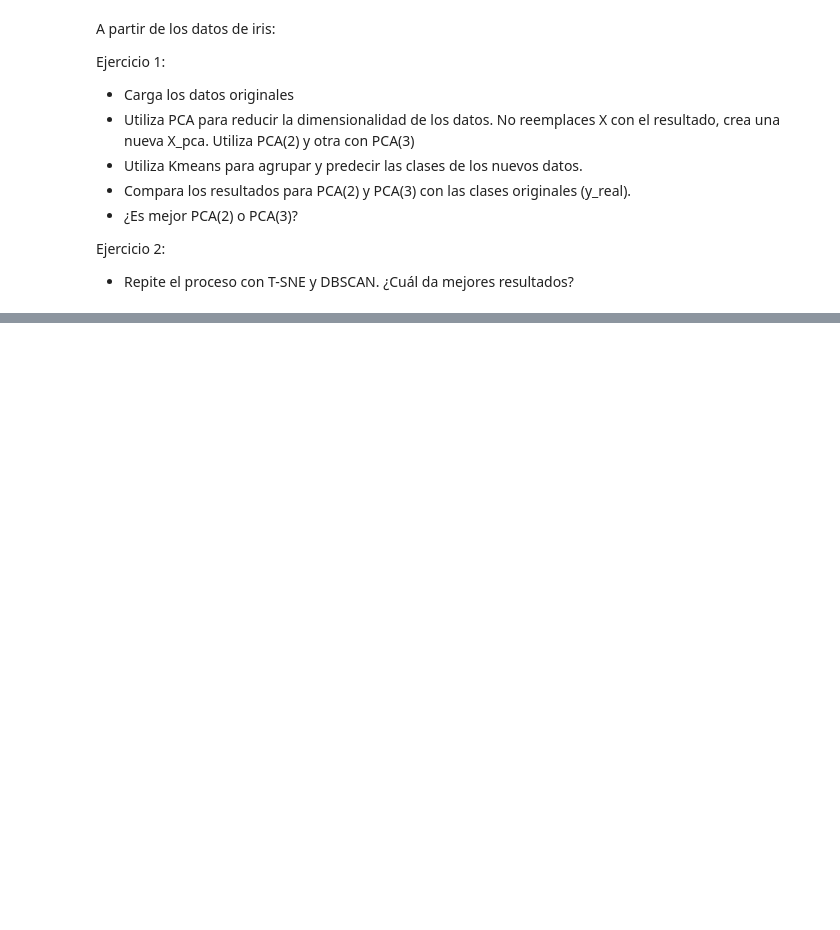
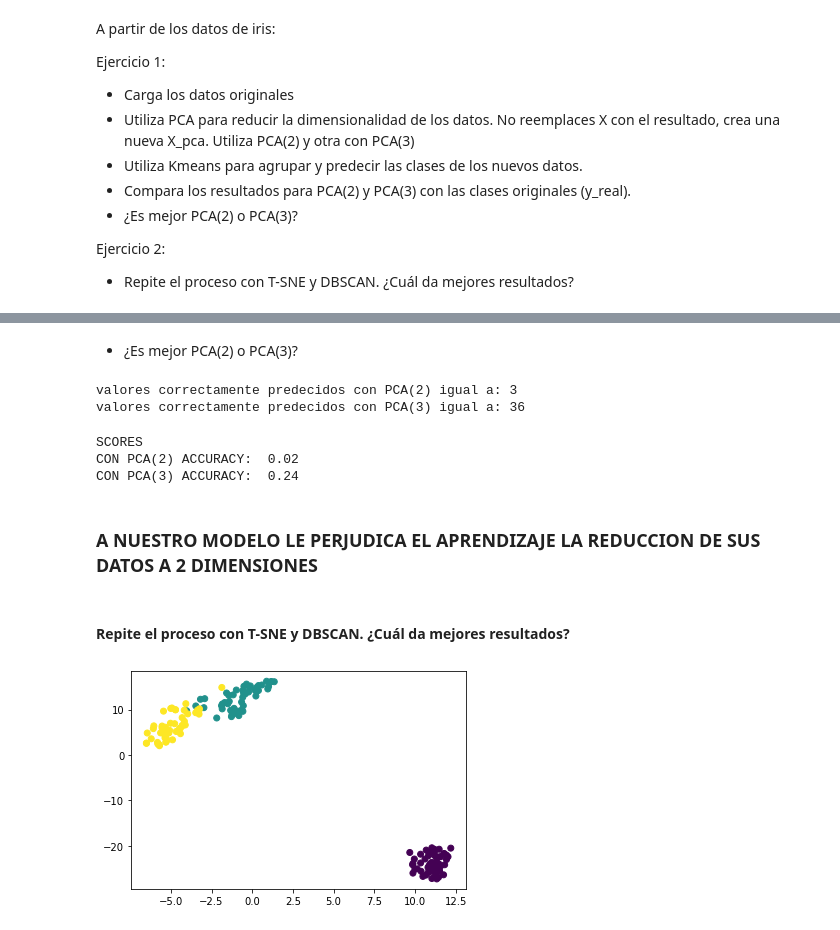
Before and after one commit to karinaic/clase1_data_science, a Jupyter notebook: week10_ML_competition_pca_kmeans/day3_unsupervised_PCA_kmeans/unsupervised_learning/exercise/unsupervised_complete.ipynb, the cells around one changed output, grey strips where cells are left out. Drawn from its saved outputs; the diff is of its cells as text; code cells hidden in the pictures; blank space fills up the shorter version.

```diff
--- a/week10_ML_competition_pca_kmeans/day3_unsupervised_PCA_kmeans/unsupervised_learning/exercise/unsupervised_complete.ipynb
+++ b/week10_ML_competition_pca_kmeans/day3_unsupervised_PCA_kmeans/unsupervised_learning/exercise/unsupervised_complete.ipynb
@@ -25,0 +132,2 @@ X_train, X_test, y_train, y_test = train_test_split(X,
+# %% [markdown]
+* ¿Es mejor PCA(2) o PCA(3)?
@@ -25,0 +137,43 @@ X_train, X_test, y_train, y_test = train_test_split(X,
+# %%
+print("valores correctamente predecidos con PCA(2) igual a:",np.count_nonzero(comparacion_pca_2))
+print("valores correctamente predecidos con PCA(3) igual a:",np.count_nonzero(comparacion_pca_3))
+# %% [output]
+valores correctamente predecidos con PCA(2) igual a: 3
+valores correctamente predecidos con PCA(3) igual a: 36
+# %%
+from sklearn import metrics
+print("SCORES")
+print( "CON PCA(2) ACCURACY: ", metrics.accuracy_score(y, pred_2))
+print( "CON PCA(3) ACCURACY: ", metrics.accuracy_score(y, pred_3))
+# %% [output]
+SCORES
+CON PCA(2) ACCURACY:  0.02
+CON PCA(3) ACCURACY:  0.24
+# %% [markdown]
+### A NUESTRO MODELO LE PERJUDICA EL APRENDIZAJE LA REDUCCION DE SUS DATOS A 2 DIMENSIONES
+# %% [markdown]
+#### Repite el proceso con T-SNE y DBSCAN. ¿Cuál da mejores resultados?
+# %%
+#funcion para T-sne
+
+from sklearn.manifold import TSNE
+import plotly.express as px
+
+def tsne_func(n_components, X):
+    X_embedded = TSNE(n_components).fit_transform(X)
+    df2= pd.DataFrame(data=X_embedded)
+
+    if n_components < 3:
+        plt.scatter(df2[0], df2[1], c=iris.target)
+
+    else:
+        fig = px.scatter_3d(x=df2[0], y=df2[1], z=df2[2], color=y)
+        fig.show()
+
+    return X_embedded
+# %%
+#T-SNE(2)
+
+pred_t2 = tsne_func(n_components = 2, X = X)
+# %% [output]
+[figure, added]
```
Also changed, not shown: parts of 23 cells of this notebook.
